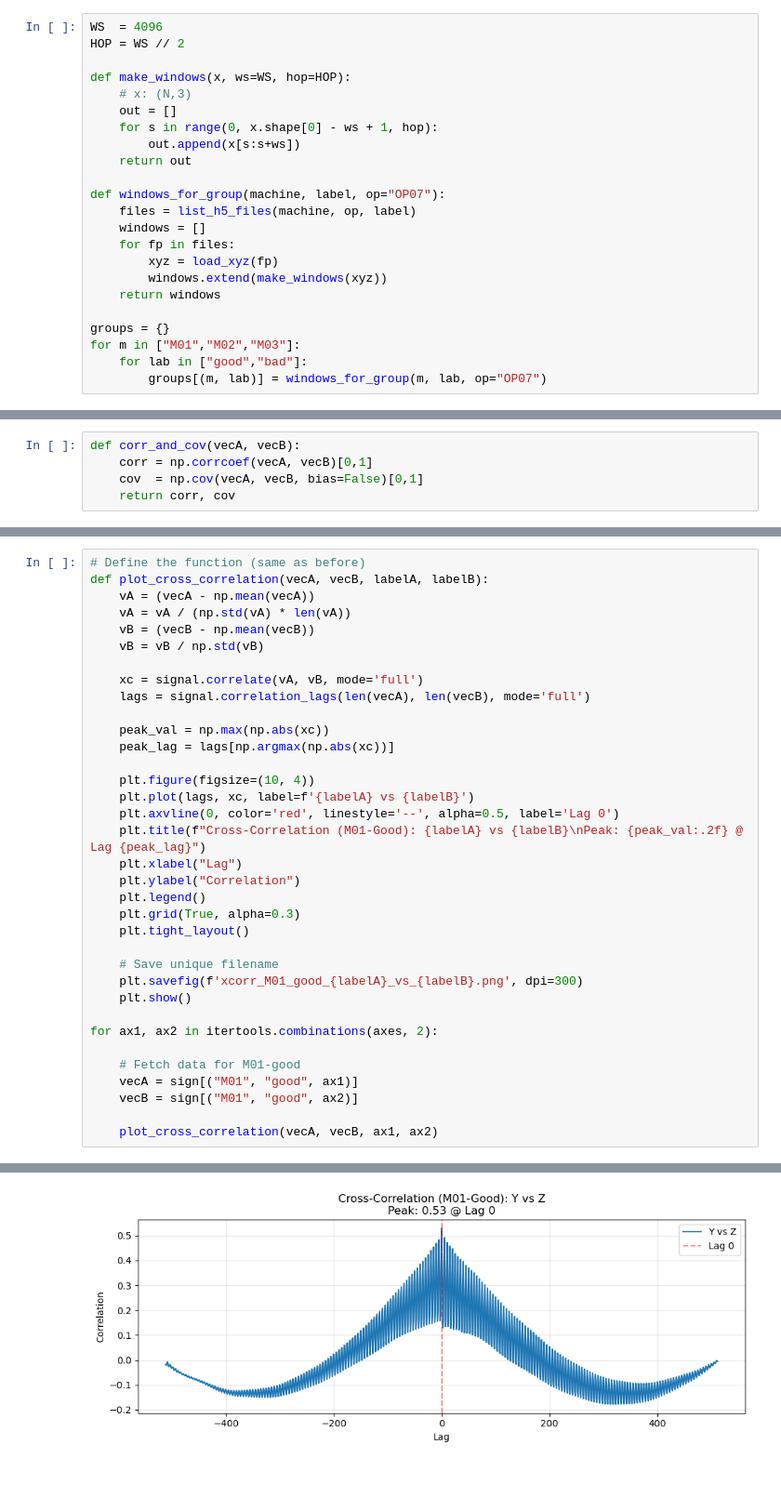
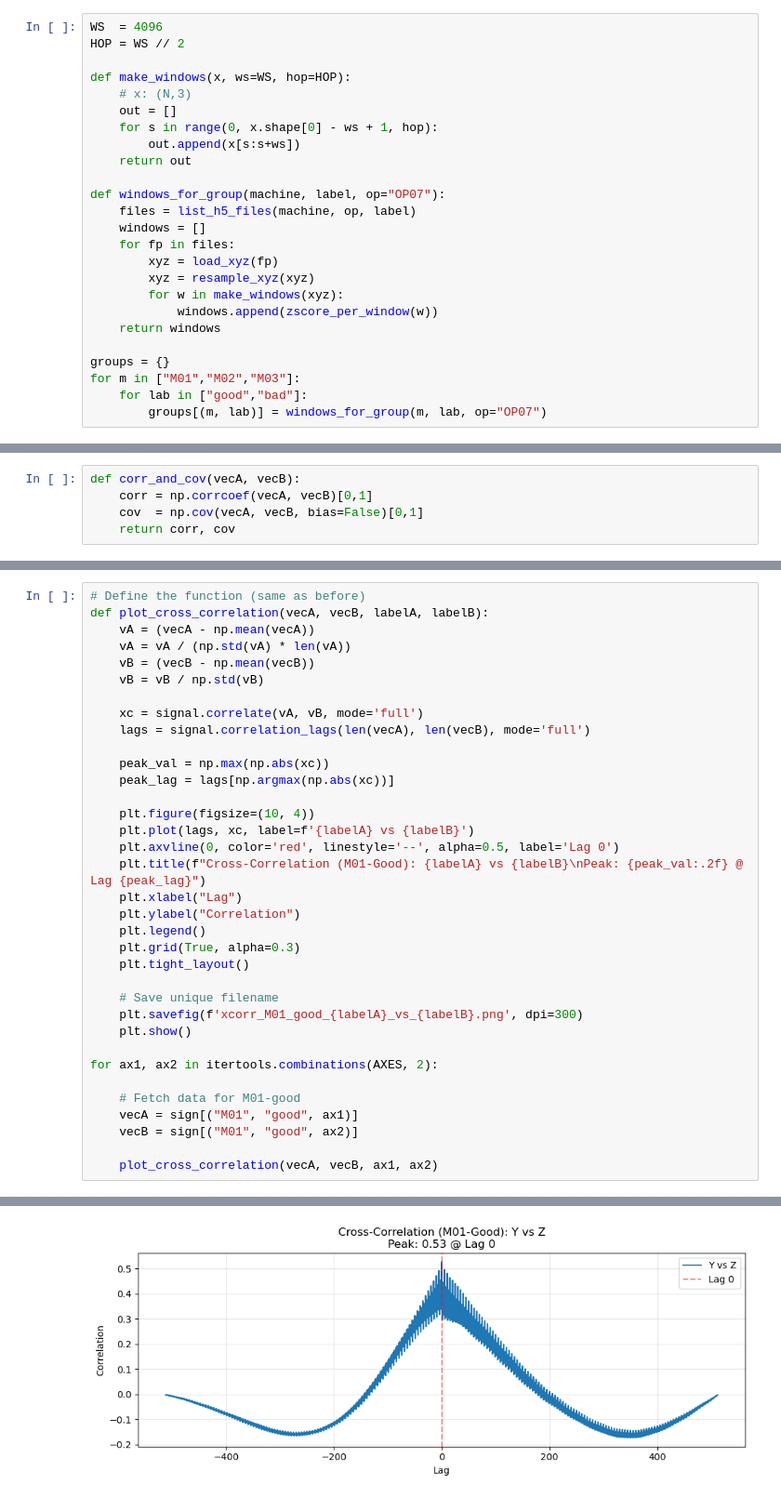
Before and after one commit to zijiandongkurt/5SC29-Group-4-Project, a Jupyter notebook: corrandcov.ipynb, the cells around one changed output, grey strips where cells are left out. Shown at 93% size. Saved outputs shown, nothing was run; the diff lists cells and outputs as text.

```diff
--- a/corrandcov.ipynb
+++ b/corrandcov.ipynb
@@ -64,7 +66,9 @@ def windows_for_group(machine, label, op="OP07"):
     windows = []
     for fp in files:
         xyz = load_xyz(fp)
-        windows.extend(make_windows(xyz))
+        xyz = resample_xyz(xyz)
+        for w in make_windows(xyz):
+            windows.append(zscore_per_window(w))
     return windows
 
 groups = {}
@@ -201,7 +205,7 @@ def plot_cross_correlation(vecA, vecB, labelA, labelB):
     plt.savefig(f'xcorr_M01_good_{labelA}_vs_{labelB}.png', dpi=300)
     plt.show()
 
-for ax1, ax2 in itertools.combinations(axes, 2):
+for ax1, ax2 in itertools.combinations(AXES, 2):
 
     # Fetch data for M01-good
     vecA = sign[("M01", "good", ax1)]
@@ -214 +218 @@ for ax1, ax2 in itertools.combinations(axes, 2):
-[figure, old version]
+[figure, new version]
```
Also changed, not shown: parts of 4 cells of this notebook.
